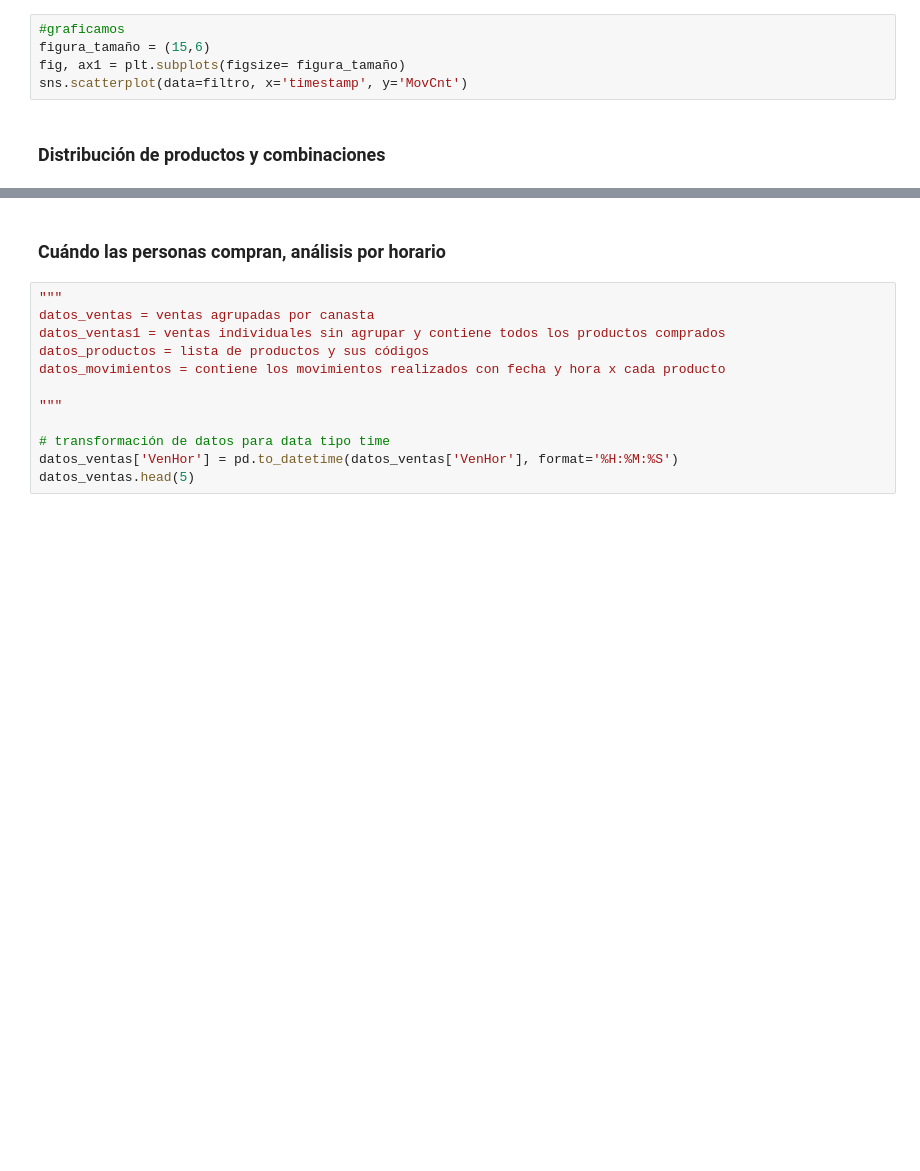
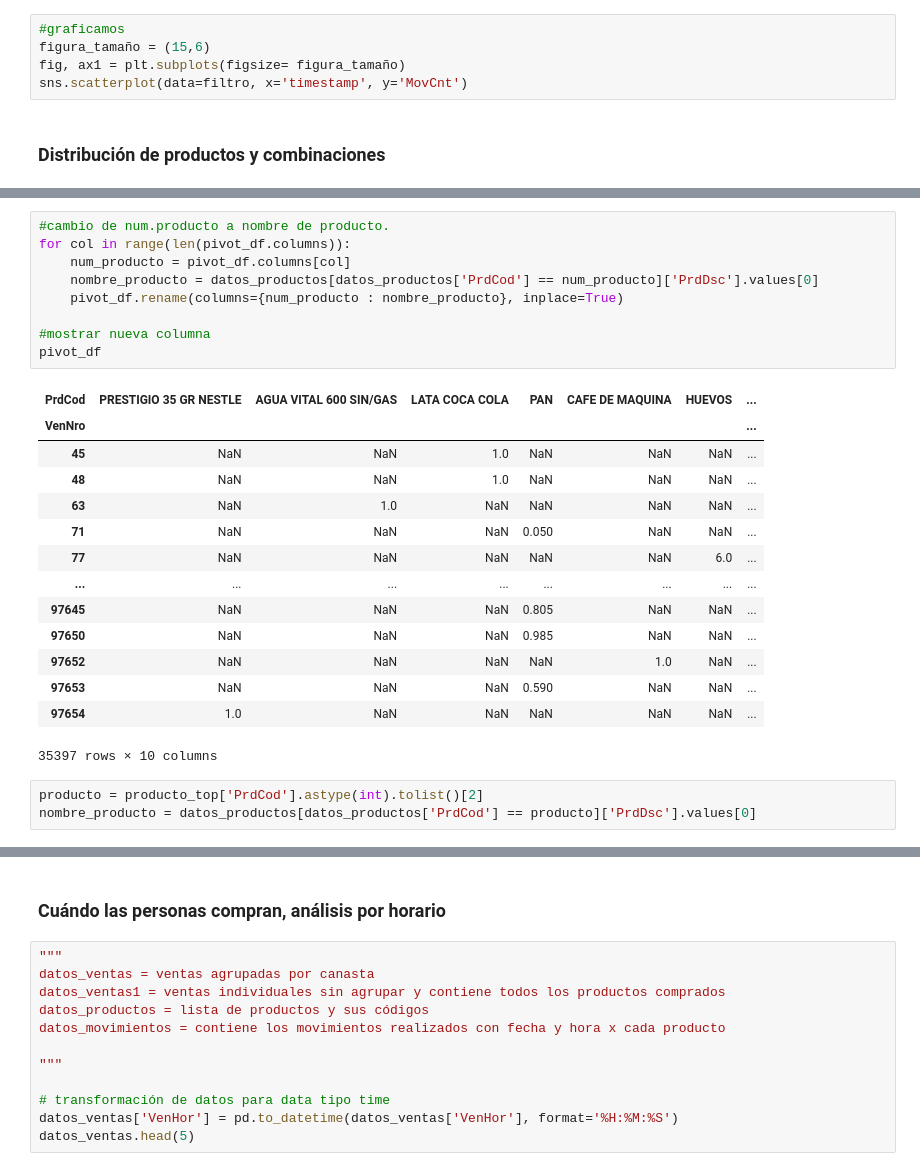
Before and after one commit to darwin1k/MiniMarket, a Jupyter notebook: EdaInitial.ipynb, the cells around one changed output, grey strips where cells are left out. Drawn from its saved outputs; the diff is of its cells as text; blank space fills up the shorter version.

Commit message:
cambio de numeros a nombre de productos

```diff
--- a/EdaInitial.ipynb
+++ b/EdaInitial.ipynb
@@ -664,3 +679,30 @@ pivot_df
+# %%
+#cambio de num.producto a nombre de producto.
+for col in range(len(pivot_df.columns)):
+    num_producto = pivot_df.columns[col]
+    nombre_producto = datos_productos[datos_productos['PrdCod'] == num_producto]['PrdDsc'].values[0]
+    pivot_df.rename(columns={num_producto : nombre_producto}, inplace=True)
+
+#mostrar nueva columna
+pivot_df
+# %% [output]
+| PrdCod | PRESTIGIO 35 GR NESTLE | AGUA VITAL 600 SIN/GAS | LATA COCA COLA | PAN | CAFE DE MAQUINA | HUEVOS | ... |
+| VenNro |  |  |  |  |  |  | ... |
+| 45 | NaN | NaN | 1.0 | NaN | NaN | NaN | ... |
+| 48 | NaN | NaN | 1.0 | NaN | NaN | NaN | ... |
+| 63 | NaN | 1.0 | NaN | NaN | NaN | NaN | ... |
+| 71 | NaN | NaN | NaN | 0.050 | NaN | NaN | ... |
+| 77 | NaN | NaN | NaN | NaN | NaN | 6.0 | ... |
+| ... | ... | ... | ... | ... | ... | ... | ... |
+| 97645 | NaN | NaN | NaN | 0.805 | NaN | NaN | ... |
+| 97650 | NaN | NaN | NaN | 0.985 | NaN | NaN | ... |
+| 97652 | NaN | NaN | NaN | NaN | 1.0 | NaN | ... |
+| 97653 | NaN | NaN | NaN | 0.590 | NaN | NaN | ... |
+| 97654 | 1.0 | NaN | NaN | NaN | NaN | NaN | ... |
+35397 rows × 10 columns
+# %%
+producto = producto_top['PrdCod'].astype(int).tolist()[2]
+nombre_producto = datos_productos[datos_productos['PrdCod'] == producto]['PrdDsc'].values[0]
 # %%
 # figura
 
```
Also changed, not shown: parts of 2 cells of this notebook.
